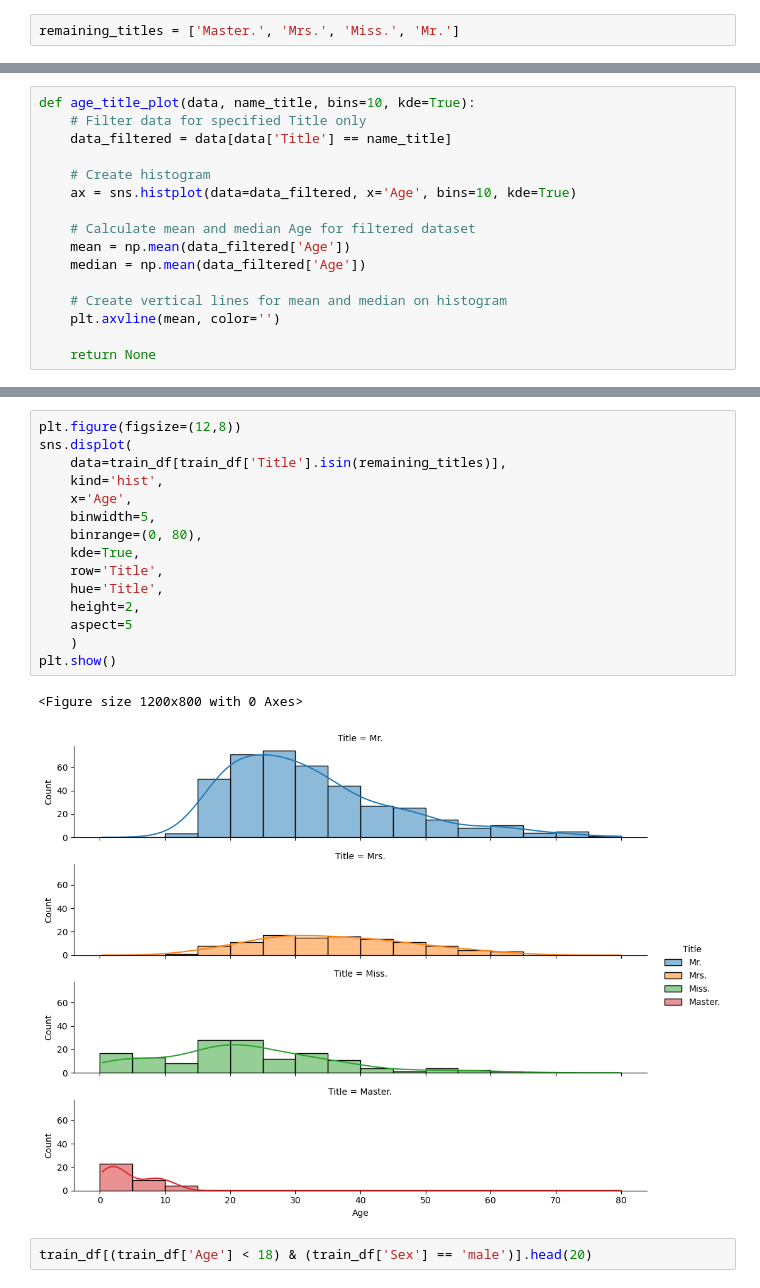
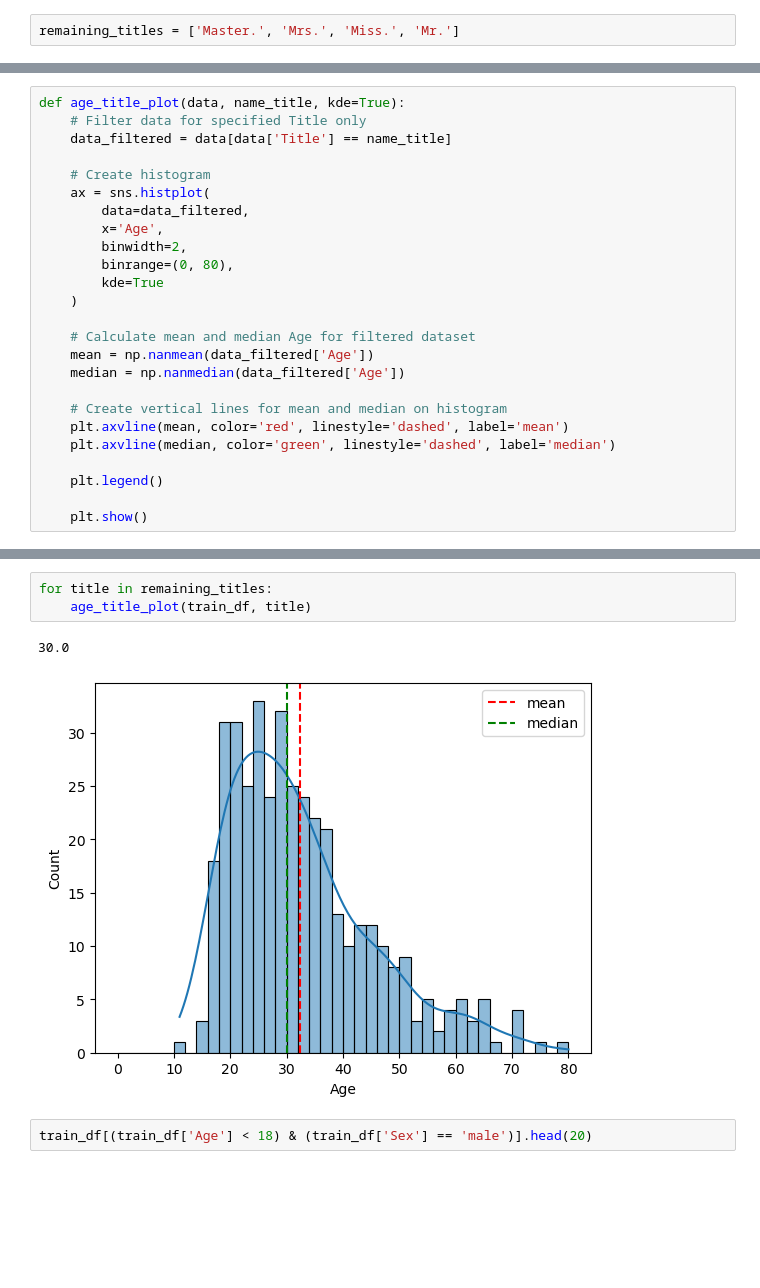
Before and after one commit to xFiveRivers/Kaggle_Titanic, a Jupyter notebook: eda/data_description.ipynb, the cells around one changed output, grey strips where cells are left out. Saved outputs shown, nothing was run; the diff lists cells and outputs as text; blank space fills up the shorter version.

```diff
--- a/eda/data_description.ipynb
+++ b/eda/data_description.ipynb
@@ -201,16 +237,25 @@ remaining_titles = ['Master.', 'Mrs.', 'Miss.', 'Mr.']
 # %%
-def age_title_plot(data, name_title, bins=10, kde=True):
+def age_title_plot(data, name_title, kde=True):
     # Filter data for specified Title only
     data_filtered = data[data['Title'] == name_title]
 
     # Create histogram
-    ax = sns.histplot(data=data_filtered, x='Age', bins=10, kde=True)
+    ax = sns.histplot(
+        data=data_filtered,
+        x='Age',
+        binwidth=2,
+        binrange=(0, 80),
+        kde=True
+    )
 
     # Calculate mean and median Age for filtered dataset
-    mean = np.mean(data_filtered['Age'])
-    median = np.mean(data_filtered['Age'])
+    mean = np.nanmean(data_filtered['Age'])
+    median = np.nanmedian(data_filtered['Age'])
 
     # Create vertical lines for mean and median on histogram
-    plt.axvline(mean, color='')
+    plt.axvline(mean, color='red', linestyle='dashed', label='mean')
+    plt.axvline(median, color='green', linestyle='dashed', label='median')
 
-    return None
+    plt.legend()
+
+    plt.show()
@@ -233,21 +262,9 @@ plt.show()
-# %%
-plt.figure(figsize=(12,8))
-sns.displot(
-    data=train_df[train_df['Title'].isin(remaining_titles)],
-    kind='hist',
-    x='Age',
-    binwidth=5,
-    binrange=(0, 80),
-    kde=True,
-    row='Title',
-    hue='Title',
-    height=2,
-    aspect=5
-    )
-plt.show()
-# %% [output]
-<Figure size 1200x800 with 0 Axes>
-[figure, removed]
+# %%
+for title in remaining_titles:
+    age_title_plot(train_df, title)
+# %% [output]
+30.0
+[figure, added]
 # %%
 train_df[(train_df['Age'] < 18) & (train_df['Sex'] == 'male')].head(20)
 # %% [output]
```
Also changed, not shown: parts of 7 cells of this notebook.
